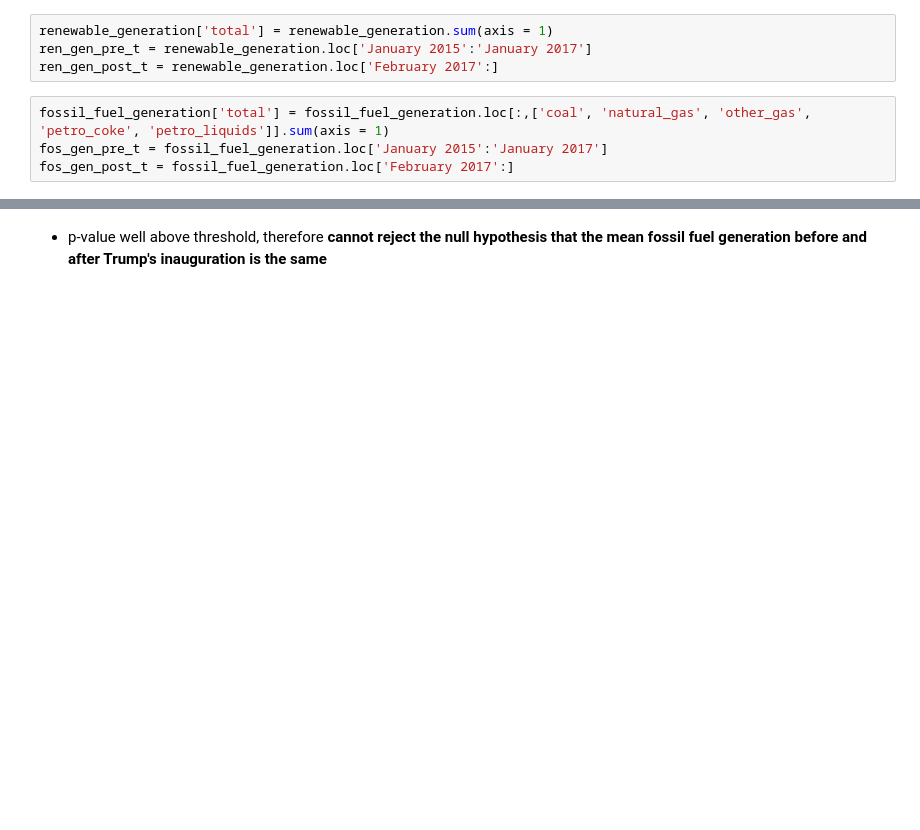
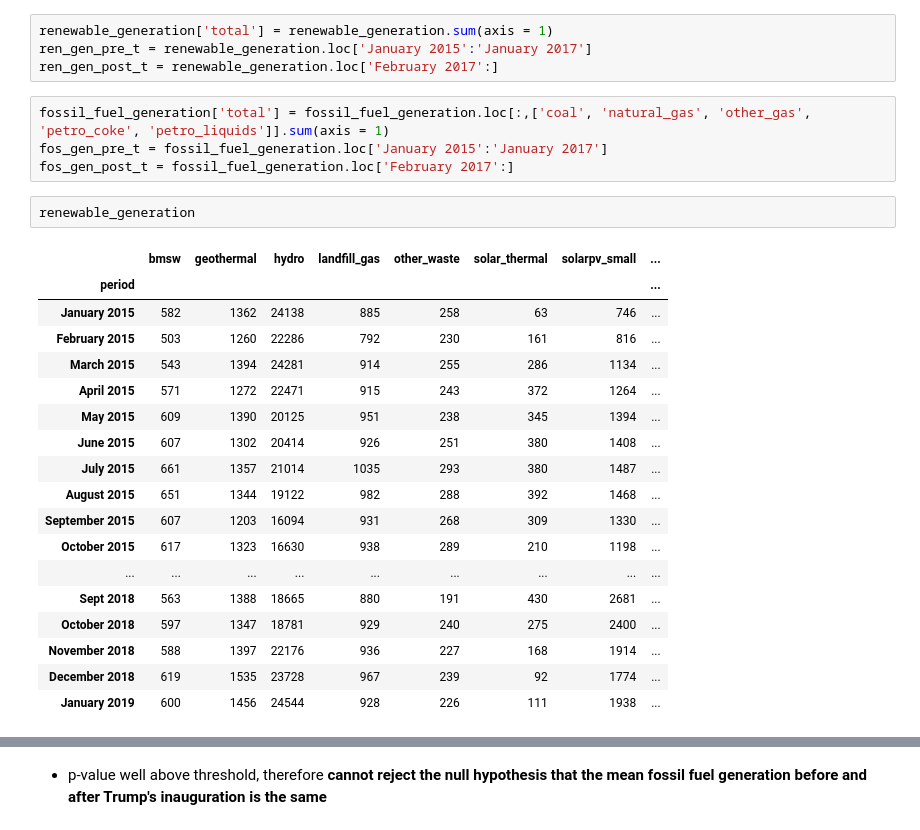
Before and after one commit to colliers95/Trump_vs_climate_web_scraping_project, a Jupyter notebook: Energy and emissions data analysis.ipynb, the cells around one changed output, grey strips where cells are left out. Drawn from its saved outputs; the diff is of its cells as text; blank space fills up the shorter version.

```diff
--- a/Energy and emissions data analysis.ipynb
+++ b/Energy and emissions data analysis.ipynb
@@ -222,3 +201,24 @@ ren_gen_post_t = renewable_generation.loc['February 2017':]
 fossil_fuel_generation['total'] = fossil_fuel_generation.loc[:,['coal', 'natural_gas', 'other_gas', 'petro_coke', 'petro_liquids']].sum(axis = 1)
 fos_gen_pre_t = fossil_fuel_generation.loc['January 2015':'January 2017']
 fos_gen_post_t = fossil_fuel_generation.loc['February 2017':]
+# %%
+renewable_generation
+# %% [output]
+|  | bmsw | geothermal | hydro | landfill_gas | other_waste | solar_thermal | solarpv_small | ... |
+| period |  |  |  |  |  |  |  | ... |
+| January 2015 | 582 | 1362 | 24138 | 885 | 258 | 63 | 746 | ... |
+| February 2015 | 503 | 1260 | 22286 | 792 | 230 | 161 | 816 | ... |
+| March 2015 | 543 | 1394 | 24281 | 914 | 255 | 286 | 1134 | ... |
+| April 2015 | 571 | 1272 | 22471 | 915 | 243 | 372 | 1264 | ... |
+| May 2015 | 609 | 1390 | 20125 | 951 | 238 | 345 | 1394 | ... |
+| June 2015 | 607 | 1302 | 20414 | 926 | 251 | 380 | 1408 | ... |
+| July 2015 | 661 | 1357 | 21014 | 1035 | 293 | 380 | 1487 | ... |
+| August 2015 | 651 | 1344 | 19122 | 982 | 288 | 392 | 1468 | ... |
+| September 2015 | 607 | 1203 | 16094 | 931 | 268 | 309 | 1330 | ... |
+| October 2015 | 617 | 1323 | 16630 | 938 | 289 | 210 | 1198 | ... |
+| ... | ... | ... | ... | ... | ... | ... | ... | ... |
+| Sept 2018 | 563 | 1388 | 18665 | 880 | 191 | 430 | 2681 | ... |
+| October 2018 | 597 | 1347 | 18781 | 929 | 240 | 275 | 2400 | ... |
+| November 2018 | 588 | 1397 | 22176 | 936 | 227 | 168 | 1914 | ... |
+| December 2018 | 619 | 1535 | 23728 | 967 | 239 | 92 | 1774 | ... |
+| January 2019 | 600 | 1456 | 24544 | 928 | 226 | 111 | 1938 | ... |
```
Also changed, not shown: parts of 13 cells of this notebook, 1 other file.
